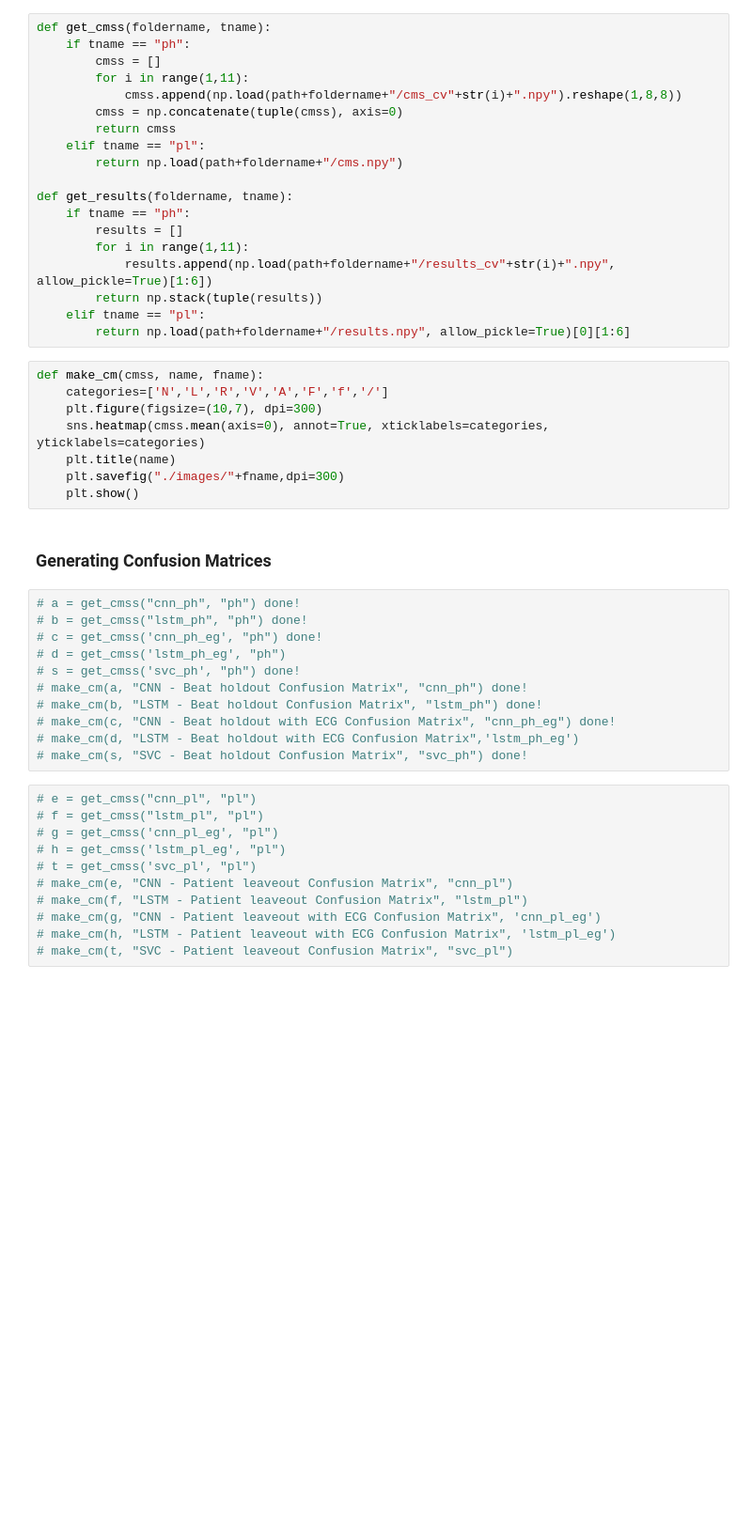
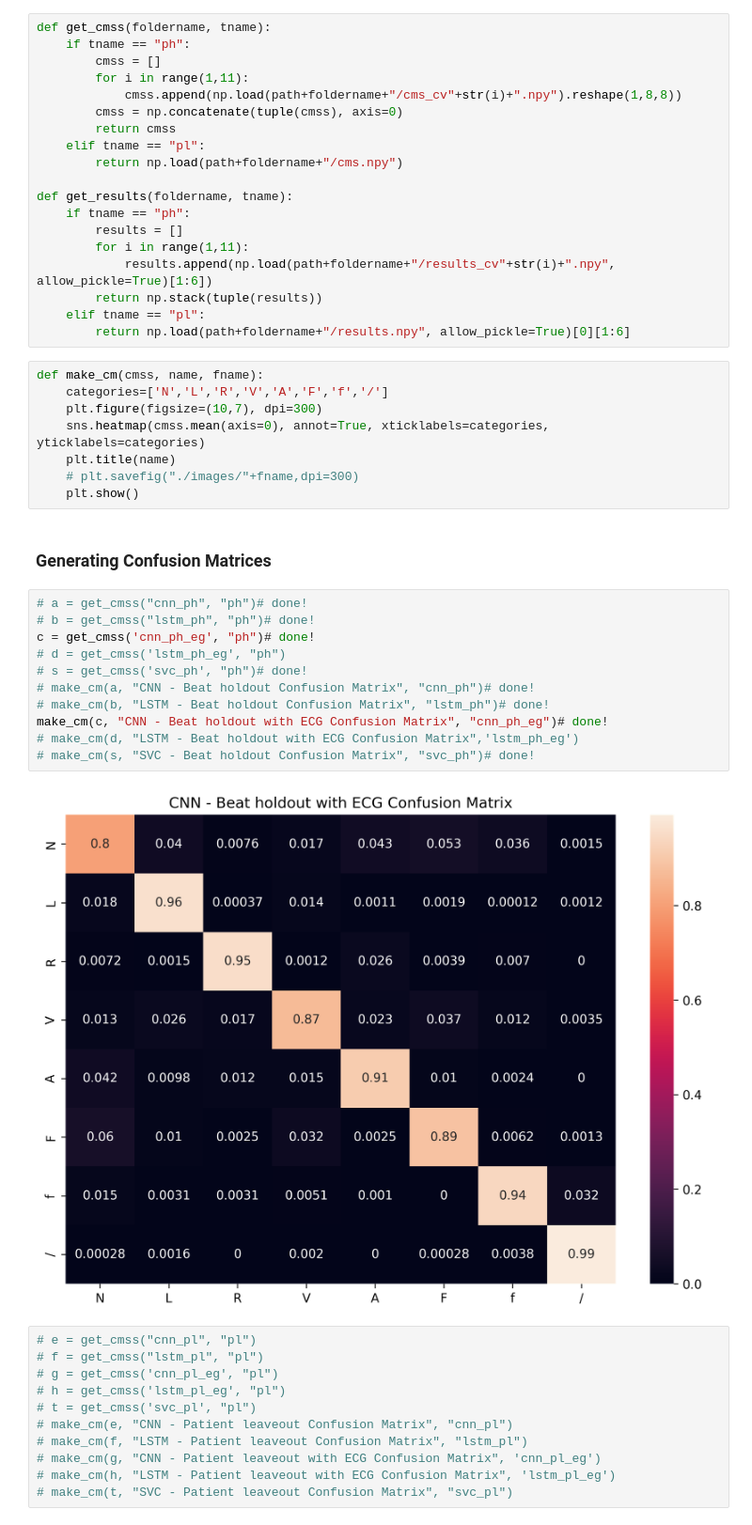
Before and after one commit to anurajt-cloud/level4_dissertation, a Jupyter notebook: graphs.ipynb, the cells around one changed output. Shown: that part at 94% size. Saved outputs shown, nothing was run; the diff lists cells and outputs as text; blank space fills up the shorter version.

```diff
--- a/graphs.ipynb
+++ b/graphs.ipynb
@@ -50,21 +50,23 @@ def make_cm(cmss, name, fname):
     plt.figure(figsize=(10,7), dpi=300)
     sns.heatmap(cmss.mean(axis=0), annot=True, xticklabels=categories, yticklabels=categories)
     plt.title(name)
-    plt.savefig("./images/"+fname,dpi=300)
+    # plt.savefig("./images/"+fname,dpi=300)
     plt.show()
 # %% [markdown]
 ### Generating Confusion Matrices
 # %%
-# a = get_cmss("cnn_ph", "ph") done!
-# b = get_cmss("lstm_ph", "ph") done!
-# c = get_cmss('cnn_ph_eg', "ph") done!
+# a = get_cmss("cnn_ph", "ph")# done!
+# b = get_cmss("lstm_ph", "ph")# done!
+c = get_cmss('cnn_ph_eg', "ph")# done!
 # d = get_cmss('lstm_ph_eg', "ph")
-# s = get_cmss('svc_ph', "ph") done!
-# make_cm(a, "CNN - Beat holdout Confusion Matrix", "cnn_ph") done!
-# make_cm(b, "LSTM - Beat holdout Confusion Matrix", "lstm_ph") done!
-# make_cm(c, "CNN - Beat holdout with ECG Confusion Matrix", "cnn_ph_eg") done!
+# s = get_cmss('svc_ph', "ph")# done!
+# make_cm(a, "CNN - Beat holdout Confusion Matrix", "cnn_ph")# done!
+# make_cm(b, "LSTM - Beat holdout Confusion Matrix", "lstm_ph")# done!
+make_cm(c, "CNN - Beat holdout with ECG Confusion Matrix", "cnn_ph_eg")# done!
 # make_cm(d, "LSTM - Beat holdout with ECG Confusion Matrix",'lstm_ph_eg')
-# make_cm(s, "SVC - Beat holdout Confusion Matrix", "svc_ph") done!
+# make_cm(s, "SVC - Beat holdout Confusion Matrix", "svc_ph")# done!
+# %% [output]
+[figure, added]
 # %%
 # e = get_cmss("cnn_pl", "pl")
 # f = get_cmss("lstm_pl", "pl")
```
Also changed, not shown: parts of 4 cells of this notebook.
